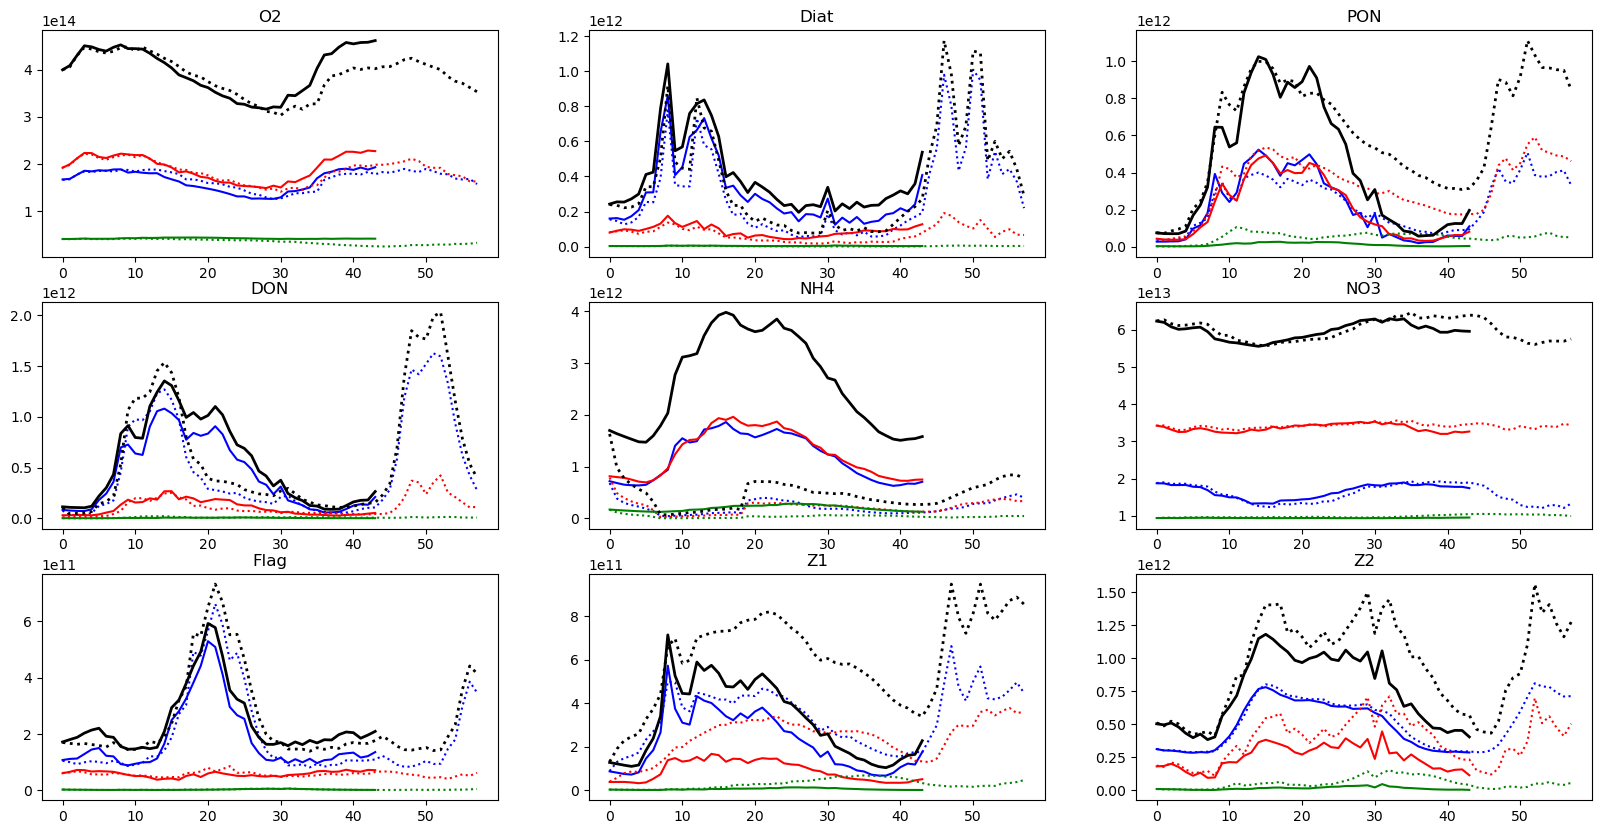
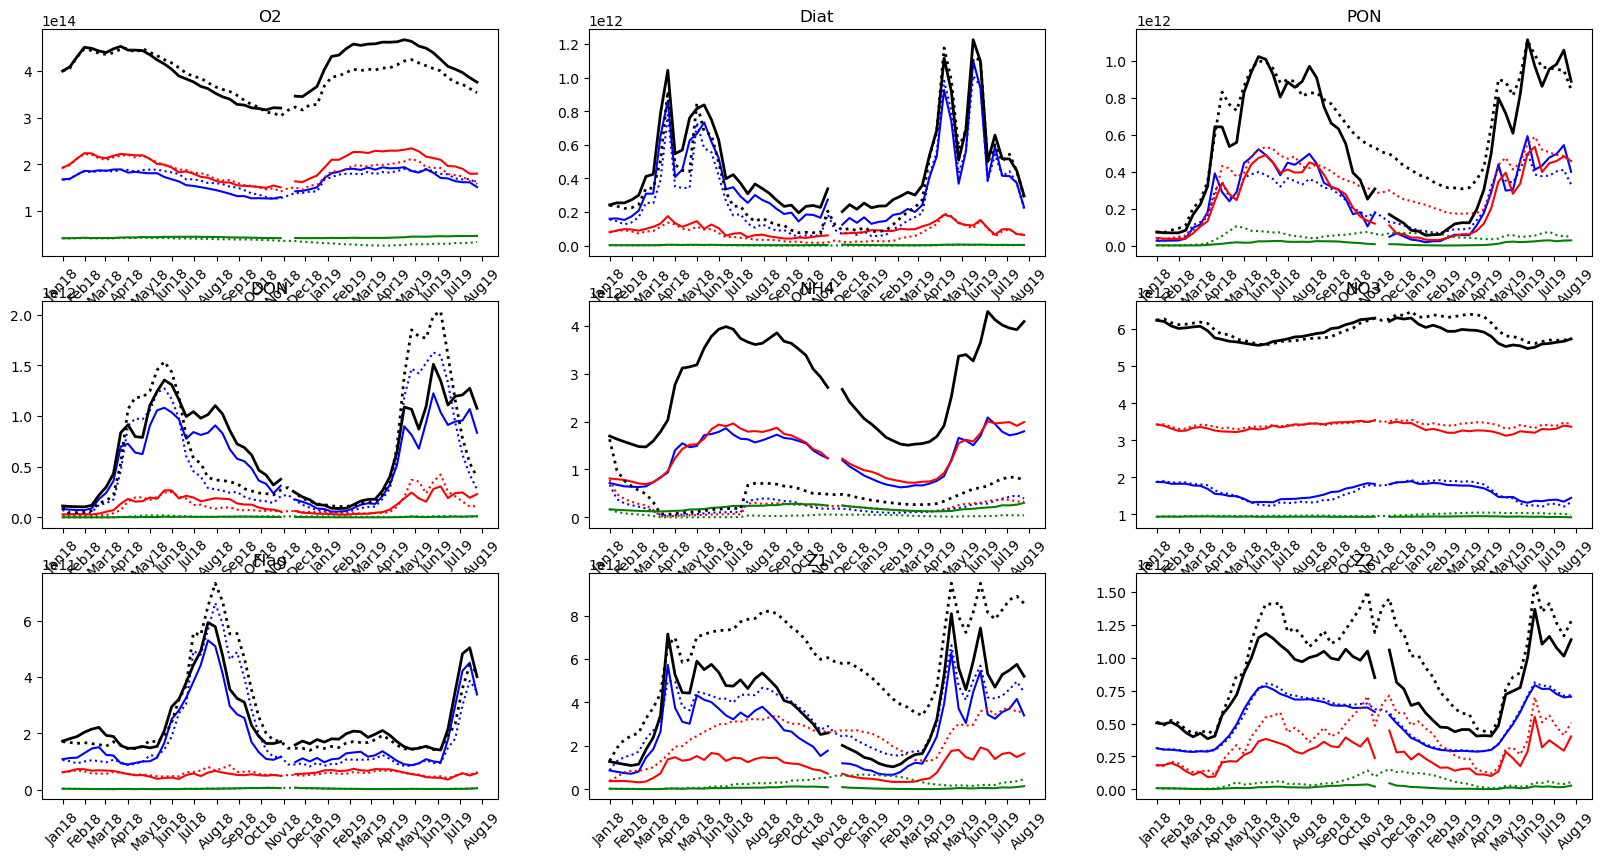
The notebook cell's code change between the first figure and the second:
--- before
+++ after
@@ -1,3 +1,4 @@
-def plot_subplots(data_list,data, data2,data3,ncols=2, figsize=(12, 12)):
+import matplotlib.dates as mdates
+def plot_subplots(data_list,data, data2,data3,ncols=2, figsize=(20,20)):
     colors = ['blue','red','green']
     nplots = len(data_list)
@@ -9,20 +10,20 @@
     for i, variable in enumerate(data_list):
         for j in range(data.shape[2]):
-            axes[i].plot(data[i, :, j], label=f"{depths_n[j]}",color=colors[j])
+            axes[i].plot(x,data[i, :, j], label=f"{depths_n[j]}",color=colors[j])
             #axes[i].plot(data2[i, :, j], label=f"{depths_n[j]}",color=colors[j],linestyle='--')
-            axes[i].plot(data3[i, :, j], label=f"{depths_n[j]}",color=colors[j],linestyle=':')
+            axes[i].plot(x,data3[i, :, j], label=f"{depths_n[j]}",color=colors[j],linestyle=':')
             
         
         # Plot the sum across the 3rd dimension
-        axes[i].plot(data[i, :, :].sum(axis=1), label=depths_n[-1], linewidth=2, color="k")
+        axes[i].plot(x,data[i, :, :].sum(axis=1), label=depths_n[-1], linewidth=2, color="k")
         #axes[i].plot(data2[i, :, :].sum(axis=1), label=depths_n[-1], linewidth=2, color="k",linestyle='--')
-        axes[i].plot(data3[i, :, :].sum(axis=1), label=depths_n[-1], linewidth=2, color="k",linestyle=':')
+        axes[i].plot(x,data3[i, :, :].sum(axis=1), label=depths_n[-1], linewidth=2, color="k",linestyle=':')
         
 
+        axes[i].xaxis.set_major_formatter(mdates.DateFormatter('%b%y'))
+        axes[i].xaxis.set_major_locator(mdates.MonthLocator())
         axes[i].set_title(variable)
-        #axes[i].legend()
 
-        # axes[i].plot(data[i,:])
-        # axes[i].set_title(f"{variable}")
-        
+        axes[i].tick_params(axis='x', rotation=45)
+
 plot_subplots(variables2,count2,count,Count, ncols=3, figsize=(20, 10))

Commit: init run for 2023-2025 results SHEM